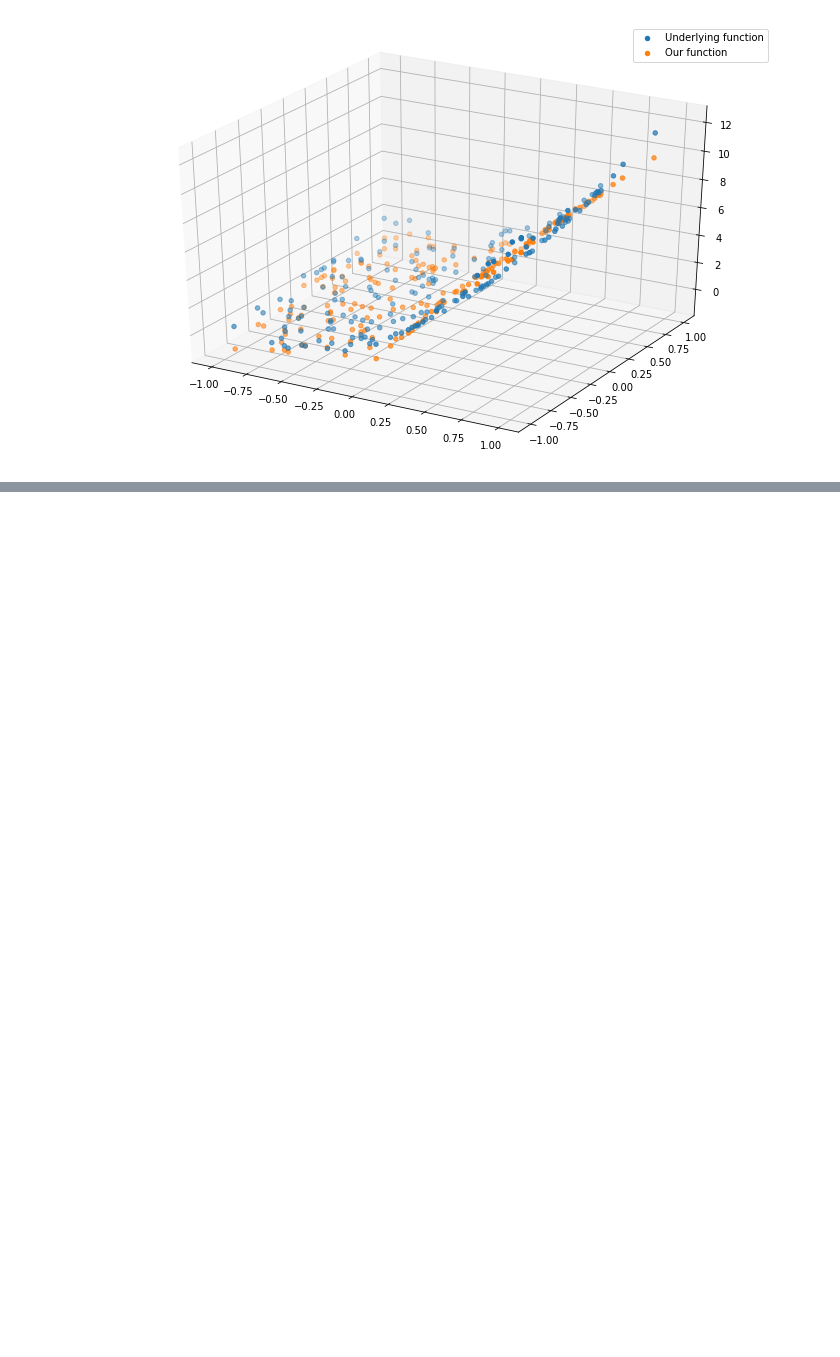
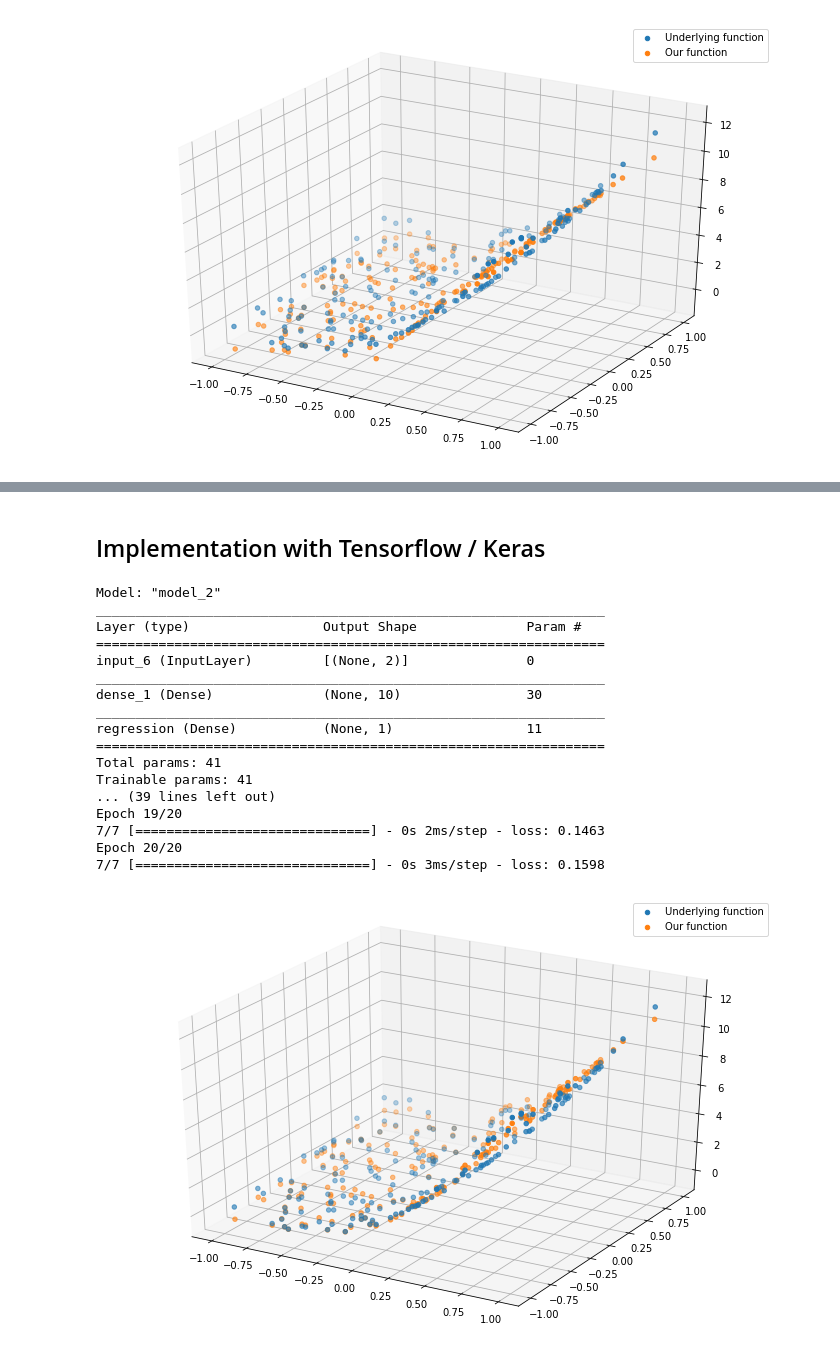
Before and after one commit to IndraP24/Full-Stack-Deep-Learning-Spring21, a Jupyter notebook: Deep Learning Fundamentals/Part 1 Basics | Coding a Neural Network.ipynb, the cells around one changed output, grey strips where cells are left out. Cells and saved outputs as stored; diff of their text form; code cells hidden in the pictures; blank space fills up the shorter version.

```diff
--- a/Deep Learning Fundamentals/Part 1 Basics | Coding a Neural Network.ipynb
+++ b/Deep Learning Fundamentals/Part 1 Basics | Coding a Neural Network.ipynb
@@ -551,0 +636,39 @@ Epoch: 39,  loss: 0.42665639426854374
+# %% [markdown]
+## Implementation with Tensorflow / Keras
+# %%
+from tensorflow import keras
+from tensorflow.keras import layers
+from tensorflow.keras import optimizers
+
+inputs = keras.Input(shape=(2,))
+l1 = layers.Dense(10, activation='relu', name='dense_1')(inputs)
+outputs = layers.Dense(1, name='regression')(l1)
+
+model = keras.Model(inputs=inputs, outputs=outputs)
+print(model.summary())
+model.compile(loss='mse', optimizer=optimizers.SGD(0.1))
+
+model.fit(X, y_true, epochs=20)
+
+y_pred = model.predict(X)
+
+plot_3d(X, y_true, model(X))
+# %% [output]
+Model: "model_2"
+_________________________________________________________________
+Layer (type)                 Output Shape              Param #
+=================================================================
+input_6 (InputLayer)         [(None, 2)]               0
+_________________________________________________________________
+dense_1 (Dense)              (None, 10)                30
+_________________________________________________________________
+regression (Dense)           (None, 1)                 11
+=================================================================
+Total params: 41
+Trainable params: 41
+... (39 lines left out)
+Epoch 19/20
+7/7 [==============================] - 0s 2ms/step - loss: 0.1463
+Epoch 20/20
+7/7 [==============================] - 0s 3ms/step - loss: 0.1598
+[figure, added]
```
Also changed, not shown: parts of 4 cells of this notebook.
